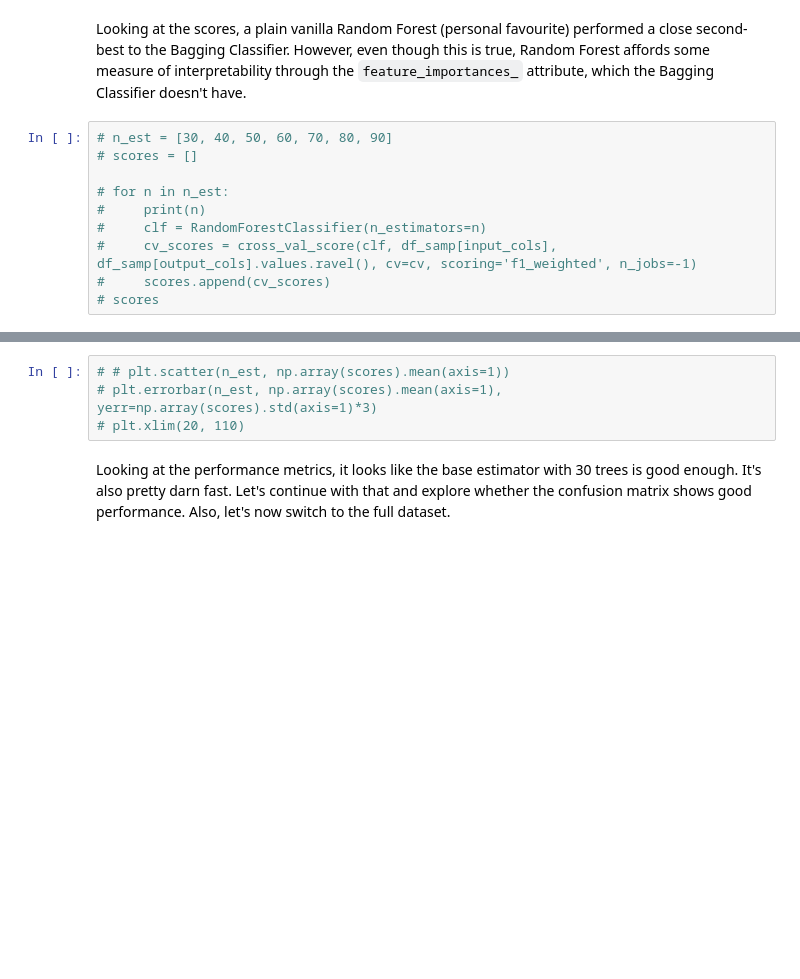
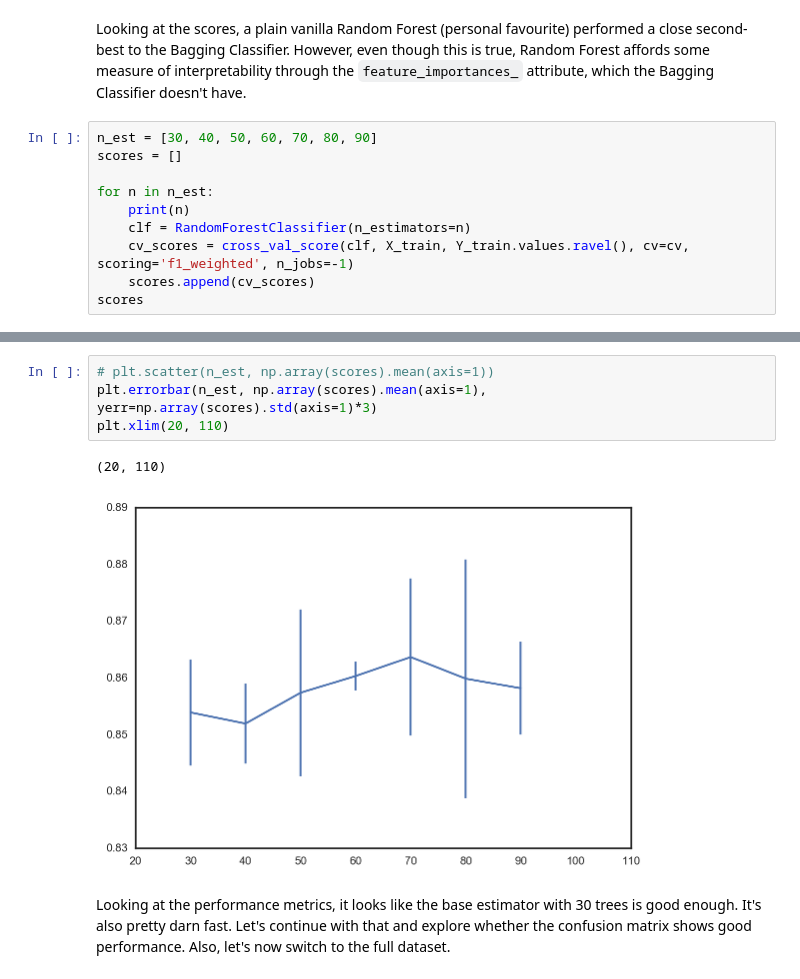
Before and after one commit to ericmjl/iacs2017, a Jupyter notebook: analysis.ipynb, the cells around one changed output, grey strips where cells are left out. Drawn from its saved outputs; the diff is of its cells as text; blank space fills up the shorter version.

```diff
--- a/analysis.ipynb
+++ b/analysis.ipynb
@@ -321,12 +323,12 @@ def summary_stats(dictionary):
 # %% [markdown]
 Looking at the scores, a plain vanilla Random Forest (personal favourite) performed a close second-best to the Bagging Classifier. However, even though this is true, Random Forest affords some measure of interpretability through the `feature_importances_` attribute, which the Bagging Classifier doesn't have.
 # %%
-# n_est = [30, 40, 50, 60, 70, 80, 90]
-# scores = []
+n_est = [30, 40, 50, 60, 70, 80, 90]
+scores = []
 
-# for n in n_est:
-#     print(n)
-#     clf = RandomForestClassifier(n_estimators=n)
-#     cv_scores = cross_val_score(clf, df_samp[input_cols], df_samp[output_cols].values.ravel(), cv=cv, scoring='f1_weighted', n_jobs=-1)
-#     scores.append(cv_scores)
-# scores
+for n in n_est:
+    print(n)
+    clf = RandomForestClassifier(n_estimators=n)
+    cv_scores = cross_val_score(clf, X_train, Y_train.values.ravel(), cv=cv, scoring='f1_weighted', n_jobs=-1)
+    scores.append(cv_scores)
+scores
@@ -333,7 +350,10 @@ Looking at the scores, a plain vanilla Random Forest (personal favourite) perfor
 # %%
-# # plt.scatter(n_est, np.array(scores).mean(axis=1))
-# plt.errorbar(n_est, np.array(scores).mean(axis=1), yerr=np.array(scores).std(axis=1)*3)
-# plt.xlim(20, 110)
+# plt.scatter(n_est, np.array(scores).mean(axis=1))
+plt.errorbar(n_est, np.array(scores).mean(axis=1), yerr=np.array(scores).std(axis=1)*3)
+plt.xlim(20, 110)
+# %% [output]
+(20, 110)
+[figure, added]
 # %% [markdown]
 Looking at the performance metrics, it looks like the base estimator with 30 trees is good enough. It's also pretty darn fast. Let's continue with that and explore whether the confusion matrix shows good performance. Also, let's now switch to the full dataset.
 # %%
```
Also changed, not shown: parts of 11 cells of this notebook, 1 other file.
